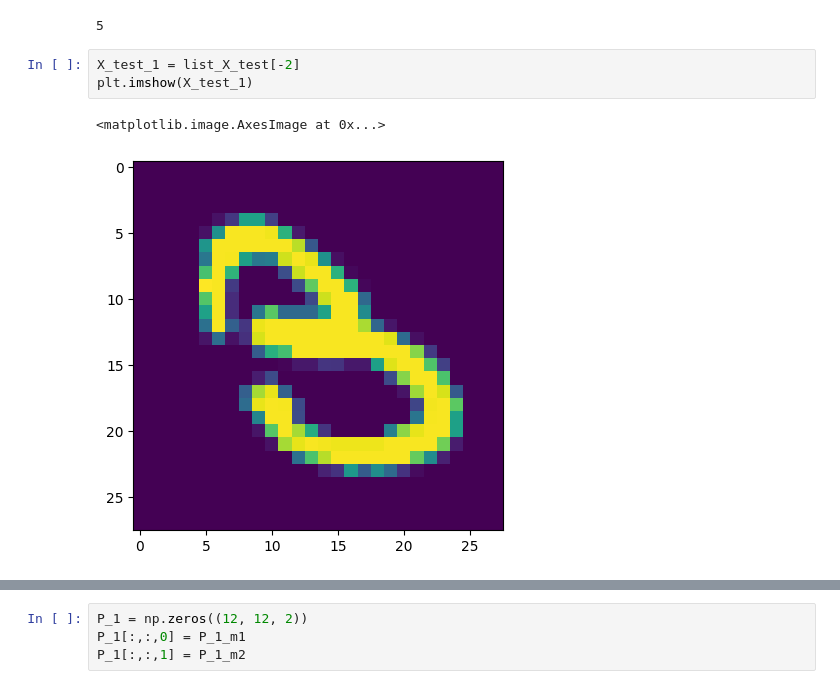
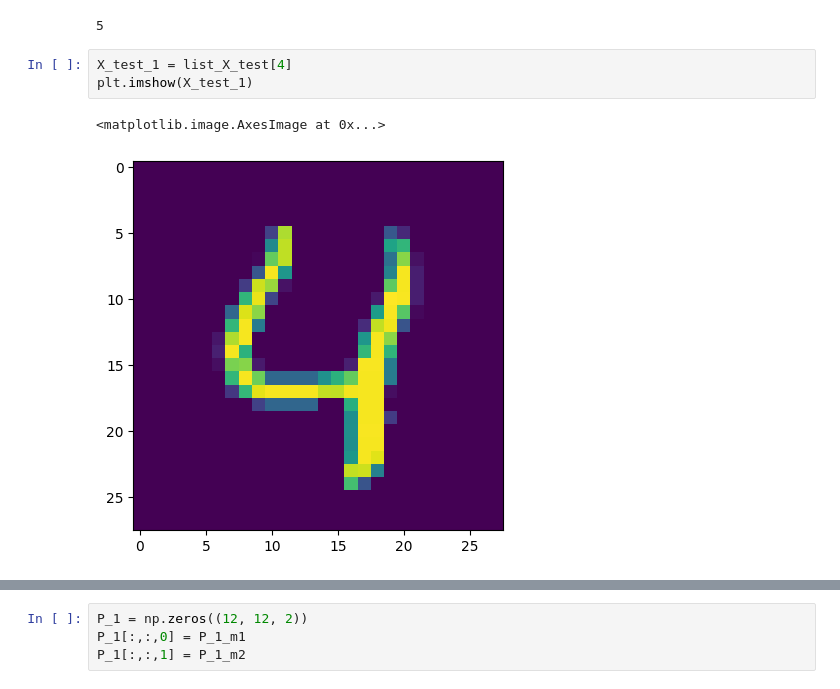
Before and after one commit to raming20/CNN-LSTM-predict-stock-price, a Jupyter notebook: data_analytics/try_cnn/try_mnist.ipynb, the cells around one changed output, grey strips where cells are left out. Cells and saved outputs as stored; diff of their text form.

```diff
--- a/data_analytics/try_cnn/try_mnist.ipynb
+++ b/data_analytics/try_cnn/try_mnist.ipynb
@@ -634,11 +635,11 @@ len(result[result == False])
 # %% [output]
 5
 # %%
-X_test_1 = list_X_test[-2]
+X_test_1 = list_X_test[4]
 plt.imshow(X_test_1)
 # %% [output]
 <matplotlib.image.AxesImage at 0x...>
-[figure, old version]
+[figure, new version]
 # %%
 Zk_1_m1 = convolution(X_test_1, params["K_11"], bias=params["bk_11"])
 plt.imshow(Zk_1_m1)
```
Also changed, not shown: parts of 21 cells of this notebook, 11 other files.
